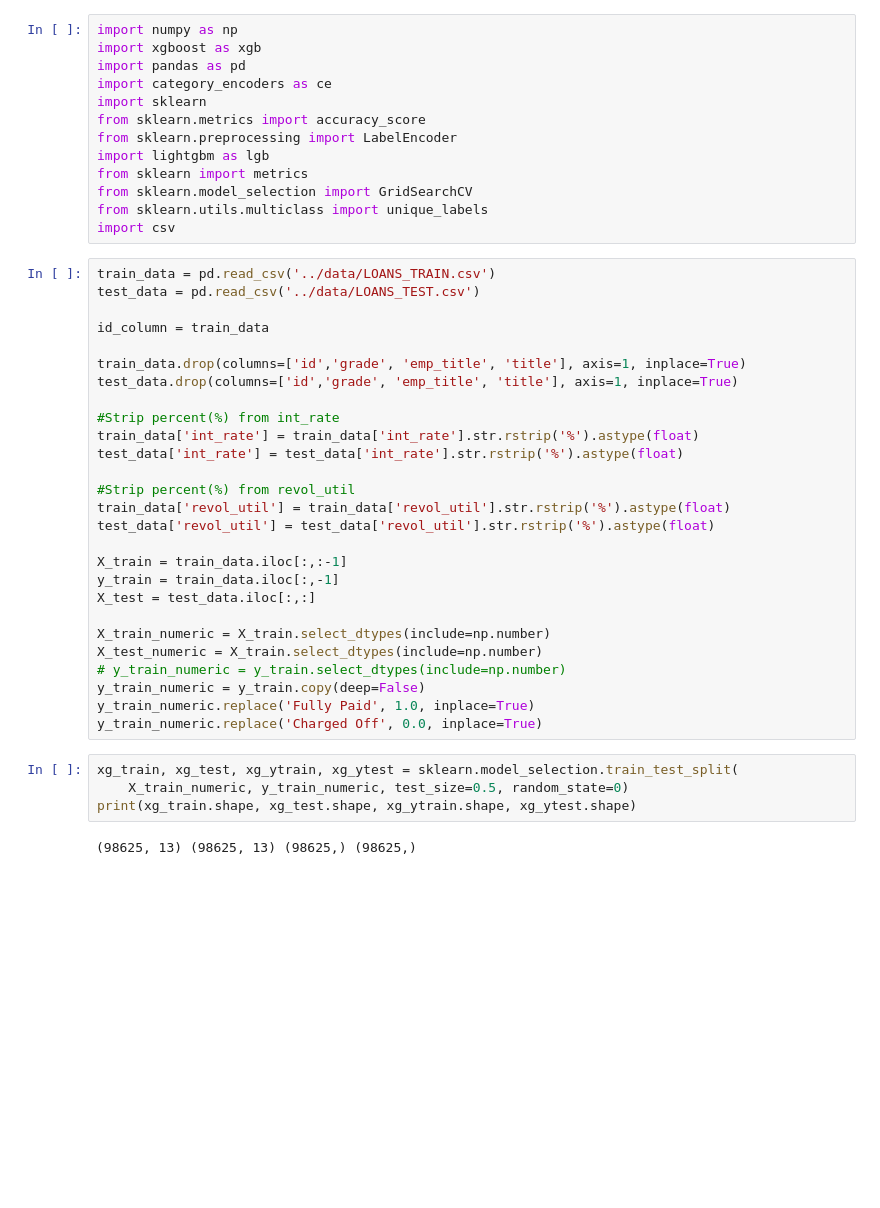
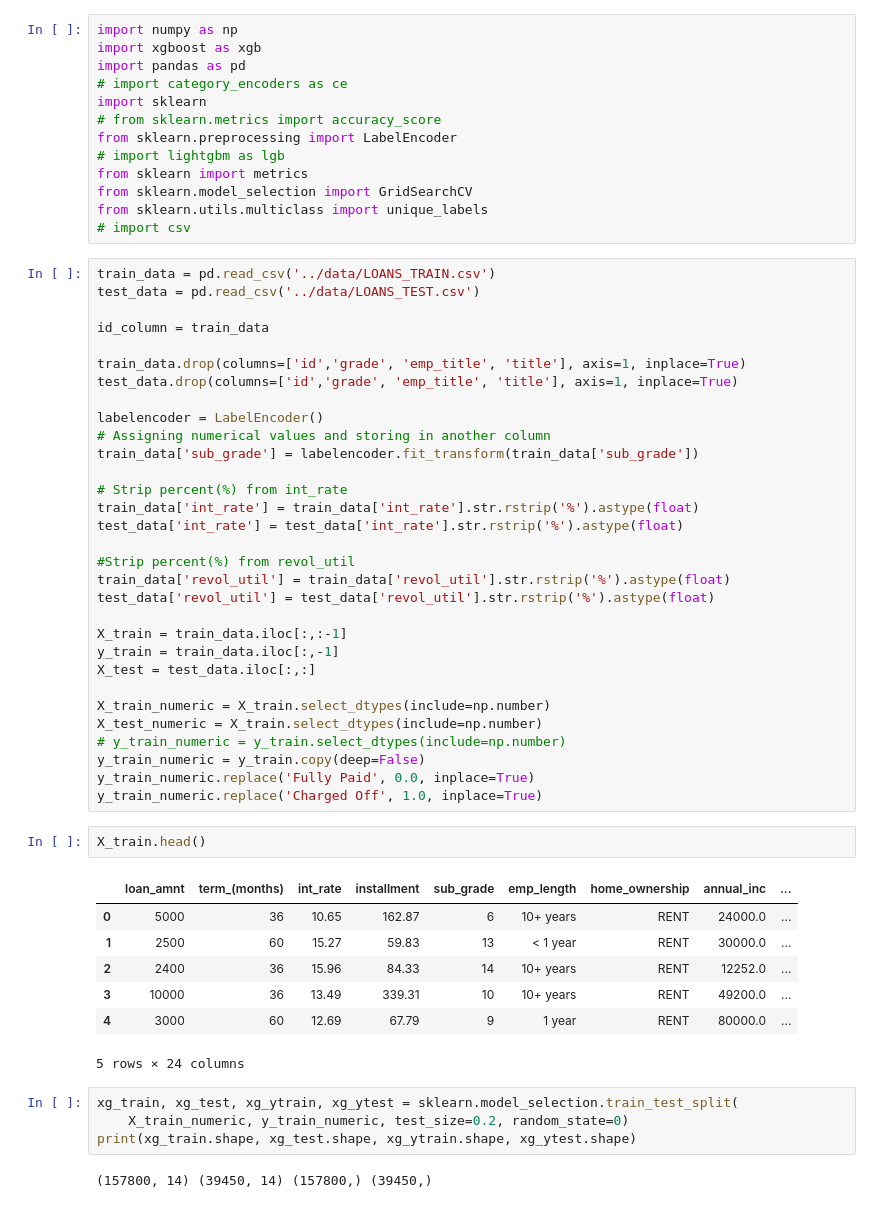
Before and after one commit to Julio-Arroyo/ML-loan-repayment-prediction, a Jupyter notebook: submissions/xgboost2.ipynb, the cells around one changed output. Drawn from its saved outputs; the diff is of its cells as text; blank space fills up the shorter version.

```diff
--- a/submissions/xgboost2.ipynb
+++ b/submissions/xgboost2.ipynb
@@ -2,15 +2,15 @@
 import numpy as np
 import xgboost as xgb
 import pandas as pd
-import category_encoders as ce
+# import category_encoders as ce
 import sklearn
-from sklearn.metrics import accuracy_score
+# from sklearn.metrics import accuracy_score
 from sklearn.preprocessing import LabelEncoder
-import lightgbm as lgb
+# import lightgbm as lgb
 from sklearn import metrics
 from sklearn.model_selection import GridSearchCV
 from sklearn.utils.multiclass import unique_labels
-import csv
+# import csv
 # %%
 train_data = pd.read_csv('../data/LOANS_TRAIN.csv')
 test_data = pd.read_csv('../data/LOANS_TEST.csv')
@@ -20,7 +20,11 @@ id_column = train_data
 train_data.drop(columns=['id','grade', 'emp_title', 'title'], axis=1, inplace=True)
 test_data.drop(columns=['id','grade', 'emp_title', 'title'], axis=1, inplace=True)
 
-#Strip percent(%) from int_rate
+labelencoder = LabelEncoder()
+# Assigning numerical values and storing in another column
+train_data['sub_grade'] = labelencoder.fit_transform(train_data['sub_grade'])
+
+# Strip percent(%) from int_rate
 train_data['int_rate'] = train_data['int_rate'].str.rstrip('%').astype(float)
 test_data['int_rate'] = test_data['int_rate'].str.rstrip('%').astype(float)
 
@@ -36,14 +40,24 @@ X_train_numeric = X_train.select_dtypes(include=np.number)
 X_test_numeric = X_train.select_dtypes(include=np.number)
 # y_train_numeric = y_train.select_dtypes(include=np.number)
 y_train_numeric = y_train.copy(deep=False)
-y_train_numeric.replace('Fully Paid', 1.0, inplace=True)
-y_train_numeric.replace('Charged Off', 0.0, inplace=True)
+y_train_numeric.replace('Fully Paid', 0.0, inplace=True)
+y_train_numeric.replace('Charged Off', 1.0, inplace=True)
+# %%
+X_train.head()
+# %% [output]
+|  | loan_amnt | term_(months) | int_rate | installment | sub_grade | emp_length | home_ownership | annual_inc | ... |
+| 0 | 5000 | 36 | 10.65 | 162.87 | 6 | 10+ years | RENT | 24000.0 | ... |
+| 1 | 2500 | 60 | 15.27 | 59.83 | 13 | < 1 year | RENT | 30000.0 | ... |
+| 2 | 2400 | 36 | 15.96 | 84.33 | 14 | 10+ years | RENT | 12252.0 | ... |
+| 3 | 10000 | 36 | 13.49 | 339.31 | 10 | 10+ years | RENT | 49200.0 | ... |
+| 4 | 3000 | 60 | 12.69 | 67.79 | 9 | 1 year | RENT | 80000.0 | ... |
+5 rows × 24 columns
 # %%
 xg_train, xg_test, xg_ytrain, xg_ytest = sklearn.model_selection.train_test_split(
-    X_train_numeric, y_train_numeric, test_size=0.5, random_state=0)
+    X_train_numeric, y_train_numeric, test_size=0.2, random_state=0)
 print(xg_train.shape, xg_test.shape, xg_ytrain.shape, xg_ytest.shape)
 # %% [output]
-(98625, 13) (98625, 13) (98625,) (98625,)
+(157800, 14) (39450, 14) (157800,) (39450,)
 # %%
 def auc(m, xtrain, xtest):
     return (metrics.roc_auc_score(xg_ytrain,m.predict_proba(xtrain)[:,1], average='weighted'),
```
Also changed, not shown: parts of 6 cells of this notebook.
